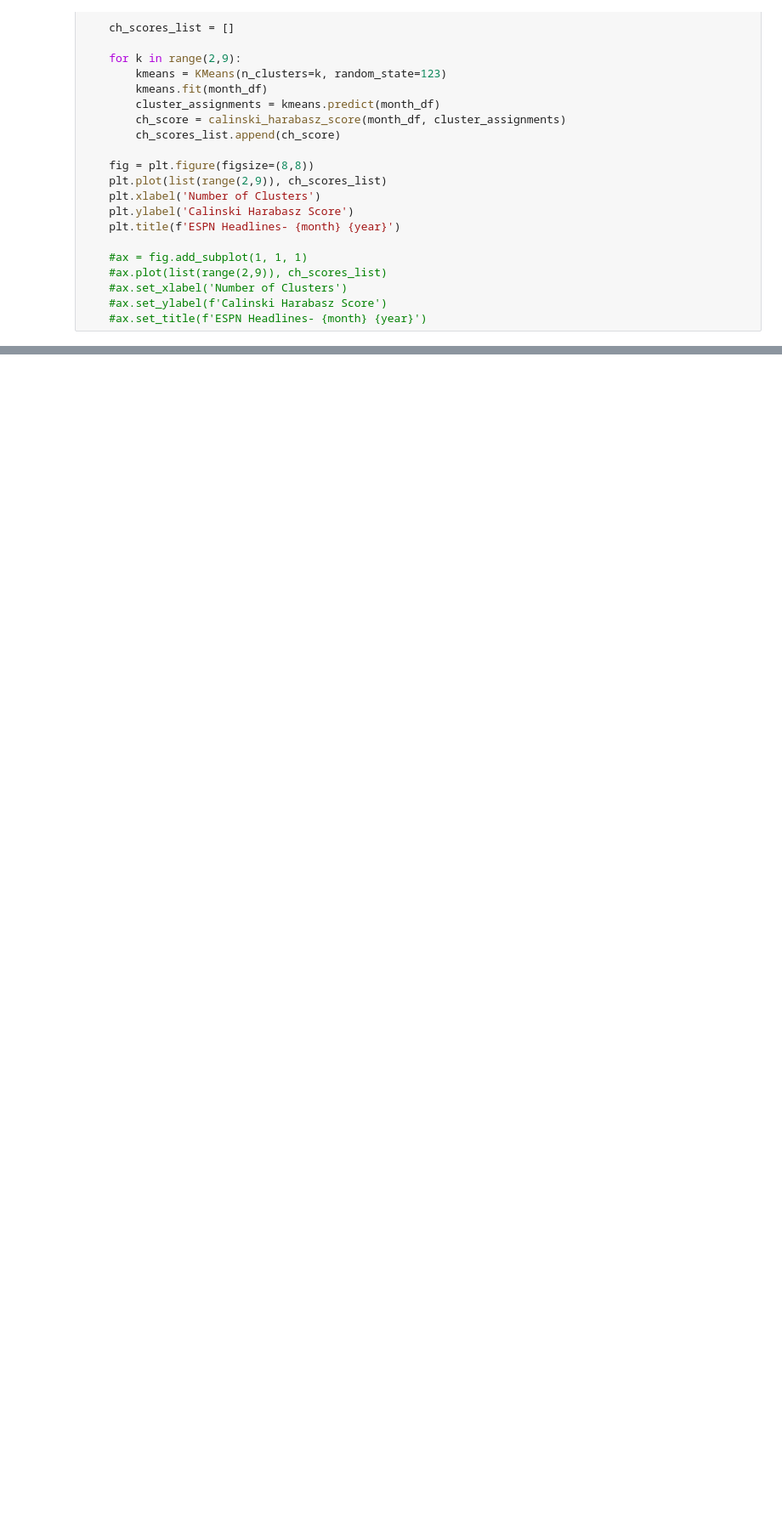
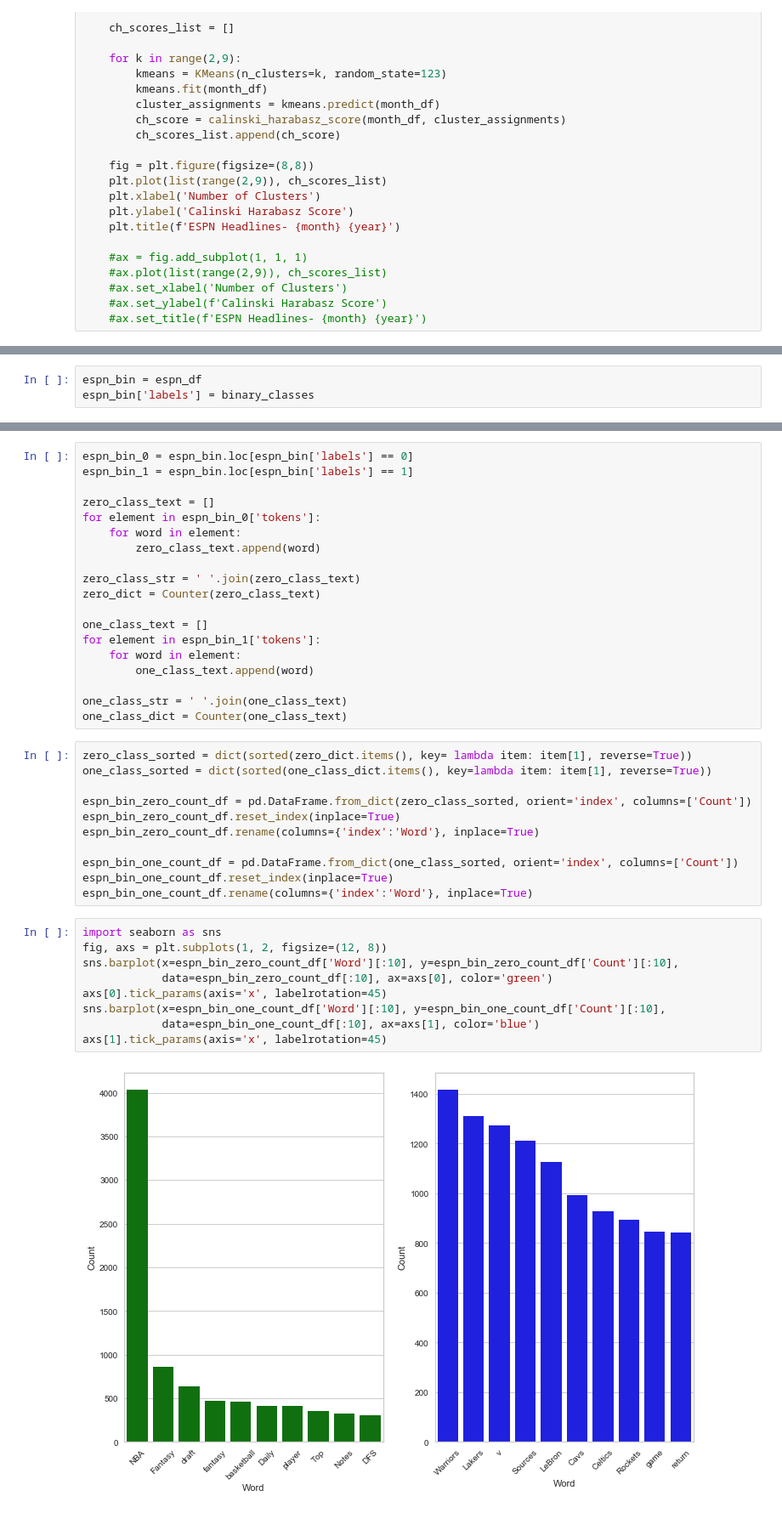
Before and after one commit to jeremy-lee93/capstone-project, a Jupyter notebook: webscraping_headlines.ipynb, the cells around one changed output, grey strips where cells are left out. Shown at 85% size. Cells and saved outputs as stored; diff of their text form; blank space fills up the shorter version.

```diff
--- a/webscraping_headlines.ipynb
+++ b/webscraping_headlines.ipynb
@@ -839,0 +844,3 @@ calculate_ch_score(may2018, 'May', 2018)
+# %%
+espn_bin = espn_df
+espn_bin['labels'] = binary_classes
@@ -839,0 +894,41 @@ calculate_ch_score(may2018, 'May', 2018)
+# %%
+espn_bin_0 = espn_bin.loc[espn_bin['labels'] == 0]
+espn_bin_1 = espn_bin.loc[espn_bin['labels'] == 1]
+
+zero_class_text = []
+for element in espn_bin_0['tokens']:
+    for word in element:
+        zero_class_text.append(word)
+
+zero_class_str = ' '.join(zero_class_text)
+zero_dict = Counter(zero_class_text)
+
+one_class_text = []
+for element in espn_bin_1['tokens']:
+    for word in element:
+        one_class_text.append(word)
+
+one_class_str = ' '.join(one_class_text)
+one_class_dict = Counter(one_class_text)
+# %%
+zero_class_sorted = dict(sorted(zero_dict.items(), key= lambda item: item[1], reverse=True))
+one_class_sorted = dict(sorted(one_class_dict.items(), key=lambda item: item[1], reverse=True))
+
+espn_bin_zero_count_df = pd.DataFrame.from_dict(zero_class_sorted, orient='index', columns=['Count'])
+espn_bin_zero_count_df.reset_index(inplace=True)
+espn_bin_zero_count_df.rename(columns={'index':'Word'}, inplace=True)
+
+espn_bin_one_count_df = pd.DataFrame.from_dict(one_class_sorted, orient='index', columns=['Count'])
+espn_bin_one_count_df.reset_index(inplace=True)
+espn_bin_one_count_df.rename(columns={'index':'Word'}, inplace=True)
+# %%
+import seaborn as sns
+fig, axs = plt.subplots(1, 2, figsize=(12, 8))
+sns.barplot(x=espn_bin_zero_count_df['Word'][:10], y=espn_bin_zero_count_df['Count'][:10],
+            data=espn_bin_zero_count_df[:10], ax=axs[0], color='green')
+axs[0].tick_params(axis='x', labelrotation=45)
+sns.barplot(x=espn_bin_one_count_df['Word'][:10], y=espn_bin_one_count_df['Count'][:10],
+            data=espn_bin_one_count_df[:10], ax=axs[1], color='blue')
+axs[1].tick_params(axis='x', labelrotation=45)
+# %% [output]
+[figure, added]
```
Also changed, not shown: parts of 30 cells of this notebook.
